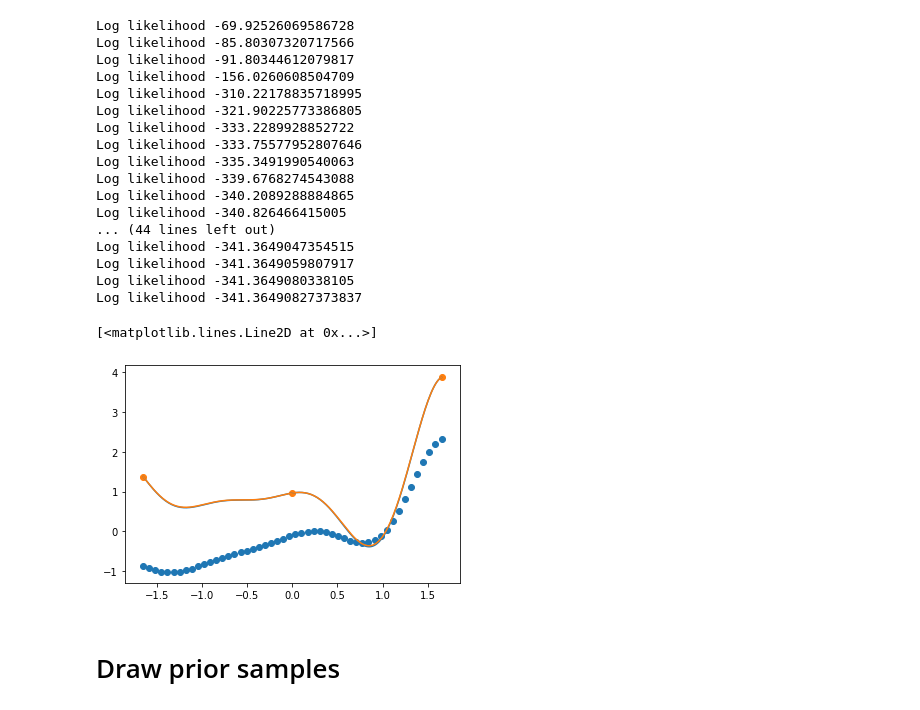
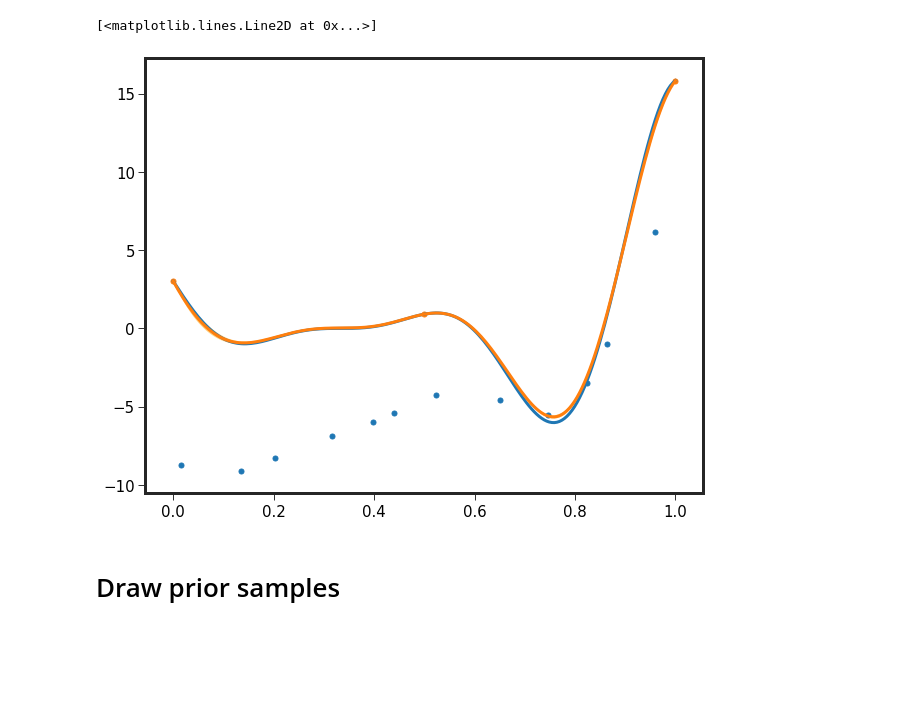
Before and after one commit to Yusheng-cai/Gaussian_process, a Jupyter notebook: GP_run.ipynb, the cells around one changed output. Drawn from its saved outputs; the diff is of its cells as text; code cells hidden in the pictures; blank space fills up the shorter version.

```diff
--- a/GP_run.ipynb
+++ b/GP_run.ipynb
@@ -16,7 +40,7 @@ def Normalize(X, X_m, X_s):
 # %%
 np.random.seed(1234)
 N_H = 3
-N_L = 50
+N_L = 12
 D = 1
 lb = 0.0
 ub = 1.0
@@ -27,7 +51,7 @@ Normalize_input_data = 1
 Normalize_output_data = 1
 
 # Training data
-X_L = np.linspace(0,1,N_L)[:,np.newaxis]
+X_L = lb + (ub-lb)*lhs(D,N_L)
 y_L = f_L(X_L) + noise_L*np.random.randn(N_L,D)
 
 X_H = np.linspace(0,1,N_H)[:,np.newaxis]
@@ -58,38 +82,8 @@ if Normalize_output_data == 1:
     y_H = Normalize(y_H, y_m, y_s)
     y_star = Normalize(y_star, y_m, y_s)
 
-hyp = np.log(np.ones((D+1,)))
-hyp = np.concatenate([hyp,hyp])
+hyp_mf = np.log(np.ones((D+1,)))
+hyp_mf = np.concatenate([hyp_mf,hyp_mf])
 rho = np.array([1])
 logsigma_n = np.array([-4.0,-4.0])
-hyp = np.concatenate([hyp,logsigma_n,rho])
+hyp_mf = np.concatenate([hyp_mf,logsigma_n,rho])
-# %%
-model = multifidelity_GP(X_L,y_L,X_H,y_H,hyp)
-model.train()
-mu,cov = model.predict(X_star[:,np.newaxis])
-# %% [output]
-Log likelihood -69.92526069586728
-Log likelihood -85.80307320717566
-Log likelihood -91.80344612079817
-Log likelihood -156.0260608504709
-Log likelihood -310.22178835718995
-Log likelihood -321.90225773386805
-Log likelihood -333.2289928852722
-Log likelihood -333.75577952807646
-Log likelihood -335.3491990540063
-Log likelihood -339.6768274543088
-Log likelihood -340.2089288884865
-Log likelihood -340.826466415005
-... (44 lines left out)
-Log likelihood -341.3649047354515
-Log likelihood -341.3649059807917
-Log likelihood -341.3649080338105
-Log likelihood -341.36490827373837
-# %%
-plt.scatter(X_L,y_L)
-plt.scatter(X_H,y_H)
-plt.plot(X_star,y_star)
-plt.plot(X_star,mu)
-# %% [output]
-[<matplotlib.lines.Line2D at 0x...>]
-[figure, removed]
@@ -98,3 +90,18 @@ yf = np.random.multivariate_normal(mu.flatten(),cov,100)
+# %%
+model = multifidelity_GP(X_L,y_L,X_H,y_H,rbf_kernel,hyp_mf)
+model.train()
+mu,cov = model.predict(X_star[:,np.newaxis])
+lower = mu.flatten() - 2*np.sqrt(np.abs(np.diag(cov)))
+upper = mu.flatten() + 2*np.sqrt(np.abs(np.diag(cov)))
+plt.fill_between(X_star.flatten()*X_s+X_m, lower.flatten()*y_s+y_m, upper.flatten()*y_s+y_m,
+                 facecolor='orange', alpha=0.5, label="Two std band")
+plt.scatter(X_L*X_s+X_m,y_L*y_s+y_m)
+plt.scatter(X_H*X_s+X_m,y_H*y_s+y_m)
+plt.plot(X_star*X_s+X_m,y_star*y_s+y_m)
+plt.plot(X_star*X_s+X_m,mu*y_s+y_m)
+# %% [output]
+[<matplotlib.lines.Line2D at 0x...>]
+[figure, added]
 # %% [markdown]
 # Draw prior samples
 # %%
```
Also changed, not shown: parts of 3 cells of this notebook, 2 other files.
